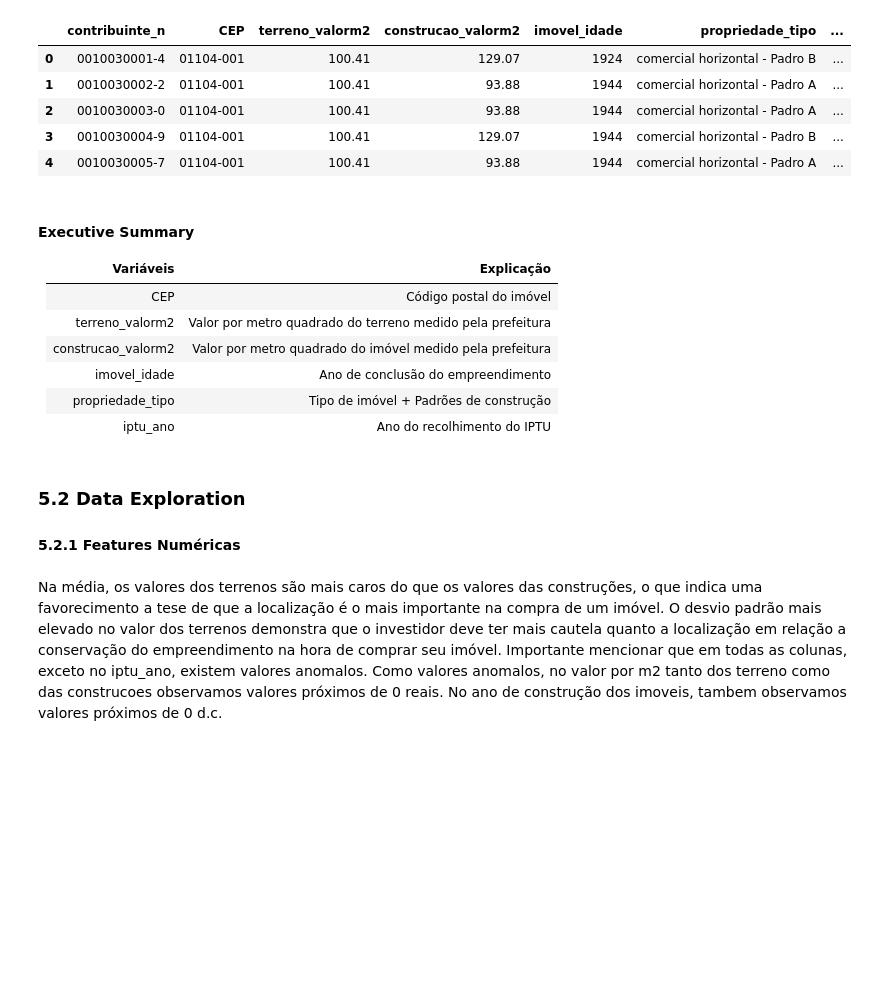
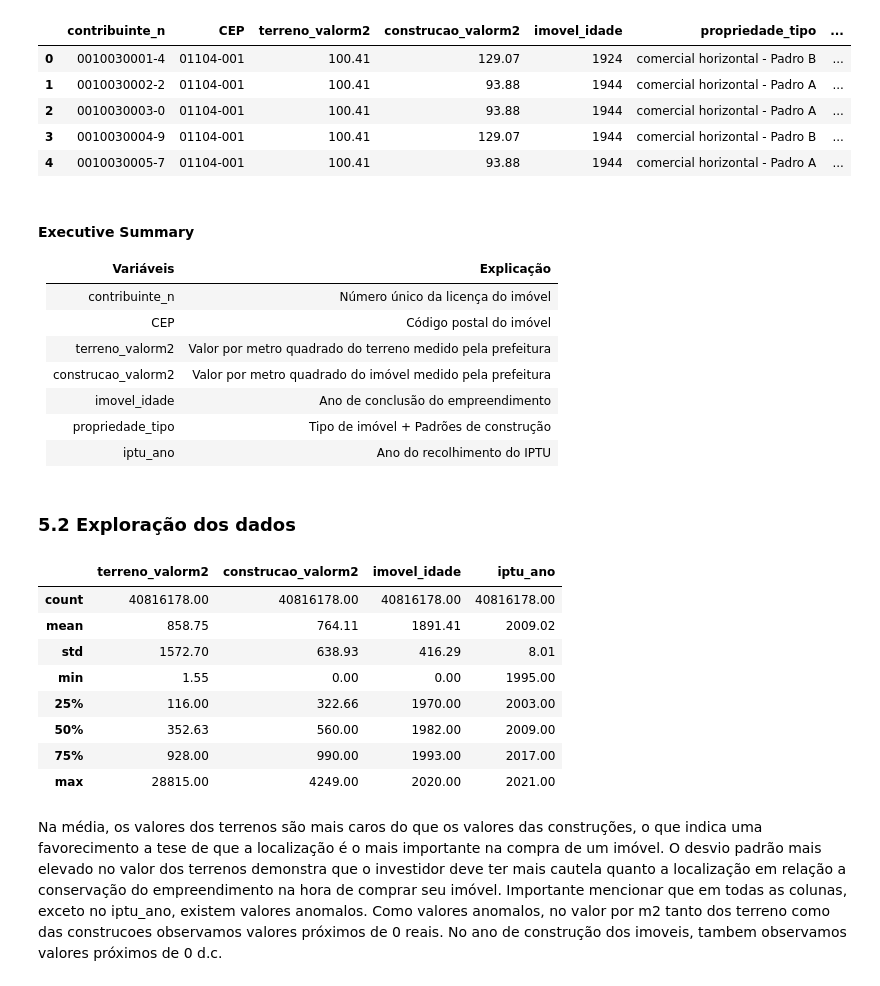
Before and after one commit to fregonalab/Valor_Patrimonial, a Jupyter notebook: data_understanding.ipynb, the cells around one changed output. Cells and saved outputs as stored; diff of their text form; code cells hidden in the pictures; blank space fills up the shorter version.

```diff
--- a/data_understanding.ipynb
+++ b/data_understanding.ipynb
@@ -77,18 +78,27 @@ df.head()
 #### Executive Summary
 Variáveis         | Explicação
 :-----------------|:-------------:
+contribuinte_n    | Número único da licença do imóvel
 CEP               | Código postal do imóvel
 terreno_valorm2   | Valor por metro quadrado do terreno medido pela prefeitura
 construcao_valorm2| Valor por metro quadrado do imóvel medido pela prefeitura
 imovel_idade      | Ano de conclusão do empreendimento
 propriedade_tipo  | Tipo de imóvel + Padrões de construção
 iptu_ano          | Ano do recolhimento do IPTU
-# %% [markdown]
-### 5.2 Data Exploration
-
-#### 5.2.1 Features Numéricas
+# %% [markdown]
+### 5.2 Exploração dos dados
 # %%
 #Resumo Estatístico das features numericas
-df.dropna().describe()
+df.describe()
+# %% [output]
+|  | terreno_valorm2 | construcao_valorm2 | imovel_idade | iptu_ano |
+| count | 40816178.00 | 40816178.00 | 40816178.00 | 40816178.00 |
+| mean | 858.75 | 764.11 | 1891.41 | 2009.02 |
+| std | 1572.70 | 638.93 | 416.29 | 8.01 |
+| min | 1.55 | 0.00 | 0.00 | 1995.00 |
+| 25% | 116.00 | 322.66 | 1970.00 | 2003.00 |
+| 50% | 352.63 | 560.00 | 1982.00 | 2009.00 |
+| 75% | 928.00 | 990.00 | 1993.00 | 2017.00 |
+| max | 28815.00 | 4249.00 | 2020.00 | 2021.00 |
 # %% [markdown]
 Na média, os valores dos terrenos são mais caros do que os valores das construções, o que indica uma favorecimento a tese de que a localização é o mais importante na compra de um imóvel. O desvio padrão mais elevado no valor dos terrenos demonstra que o investidor deve ter mais cautela quanto a localização em relação a conservação do empreendimento na hora de comprar seu imóvel. Importante mencionar que em todas as colunas, exceto no iptu_ano, existem valores anomalos. Como valores anomalos, no valor por m2 tanto dos terreno como das construcoes observamos valores próximos de 0 reais. No ano de construção dos imoveis, tambem observamos valores próximos de 0 d.c.
```
Also changed, not shown: parts of 14 cells of this notebook.
